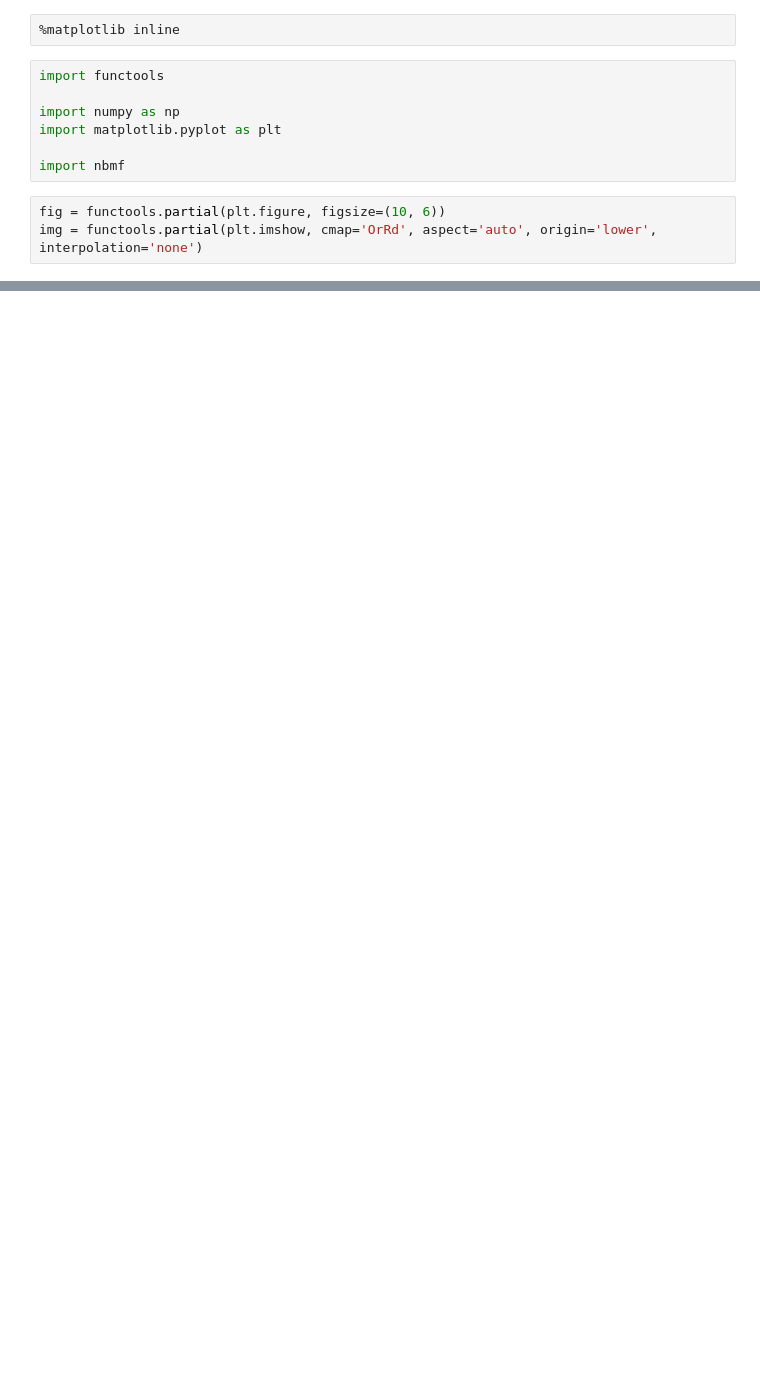
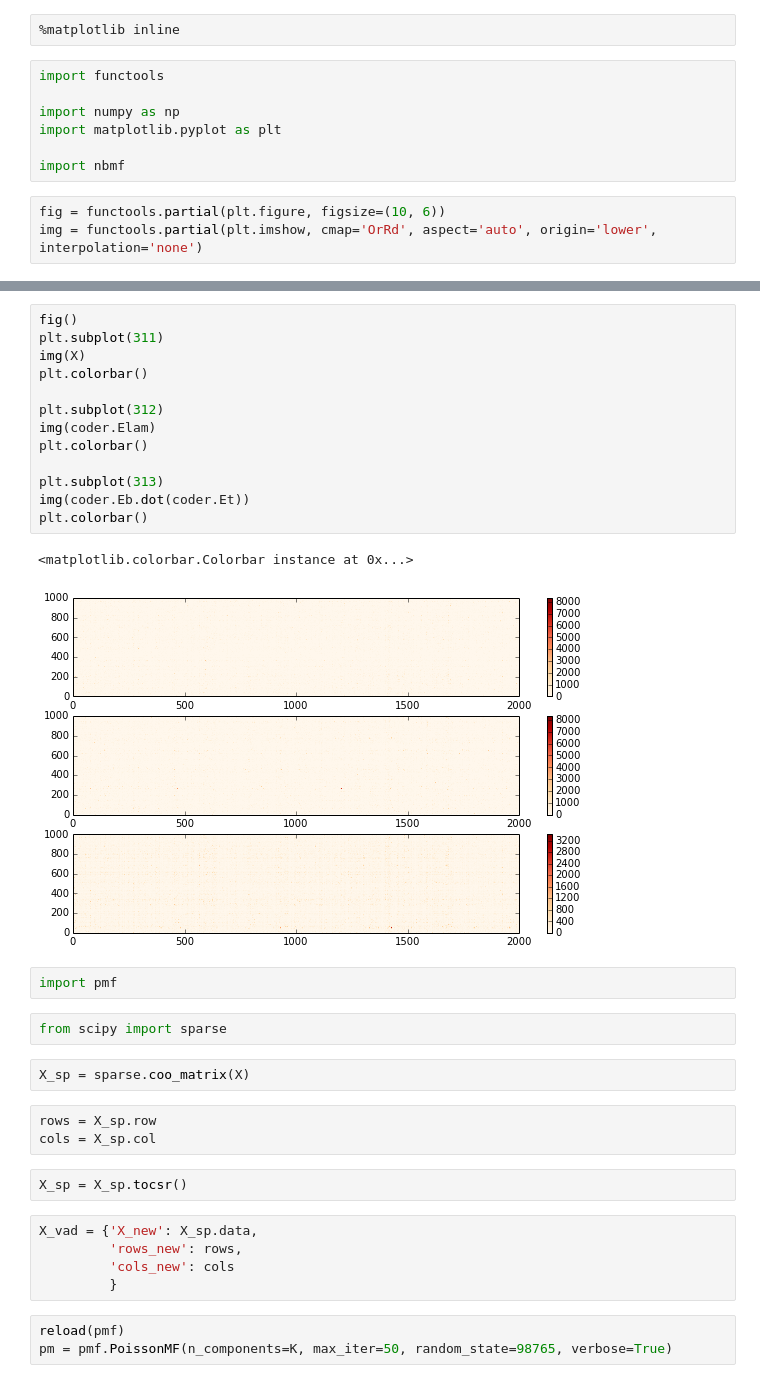
Before and after one commit to dawenl/nbmf, a Jupyter notebook: code/nbfm_synth.ipynb, the cells around one changed output, grey strips where cells are left out. Cells and saved outputs as stored; diff of their text form; blank space fills up the shorter version.

```diff
--- a/code/nbfm_synth.ipynb
+++ b/code/nbfm_synth.ipynb
@@ -66,0 +79,35 @@ plt.colorbar()
+# %%
+fig()
+plt.subplot(311)
+img(X)
+plt.colorbar()
+
+plt.subplot(312)
+img(coder.Elam)
+plt.colorbar()
+
+plt.subplot(313)
+img(coder.Eb.dot(coder.Et))
+plt.colorbar()
+# %% [output]
+<matplotlib.colorbar.Colorbar instance at 0x...>
+[figure, added]
+# %%
+import pmf
+# %%
+from scipy import sparse
+# %%
+X_sp = sparse.coo_matrix(X)
+# %%
+rows = X_sp.row
+cols = X_sp.col
+# %%
+X_sp = X_sp.tocsr()
+# %%
+X_vad = {'X_new': X_sp.data,
+         'rows_new': rows,
+         'cols_new': cols
+         }
+# %%
+reload(pmf)
+pm = pmf.PoissonMF(n_components=K, max_iter=50, random_state=98765, verbose=True)
```
Also changed, not shown: parts of 17 cells of this notebook, 2 other files.
